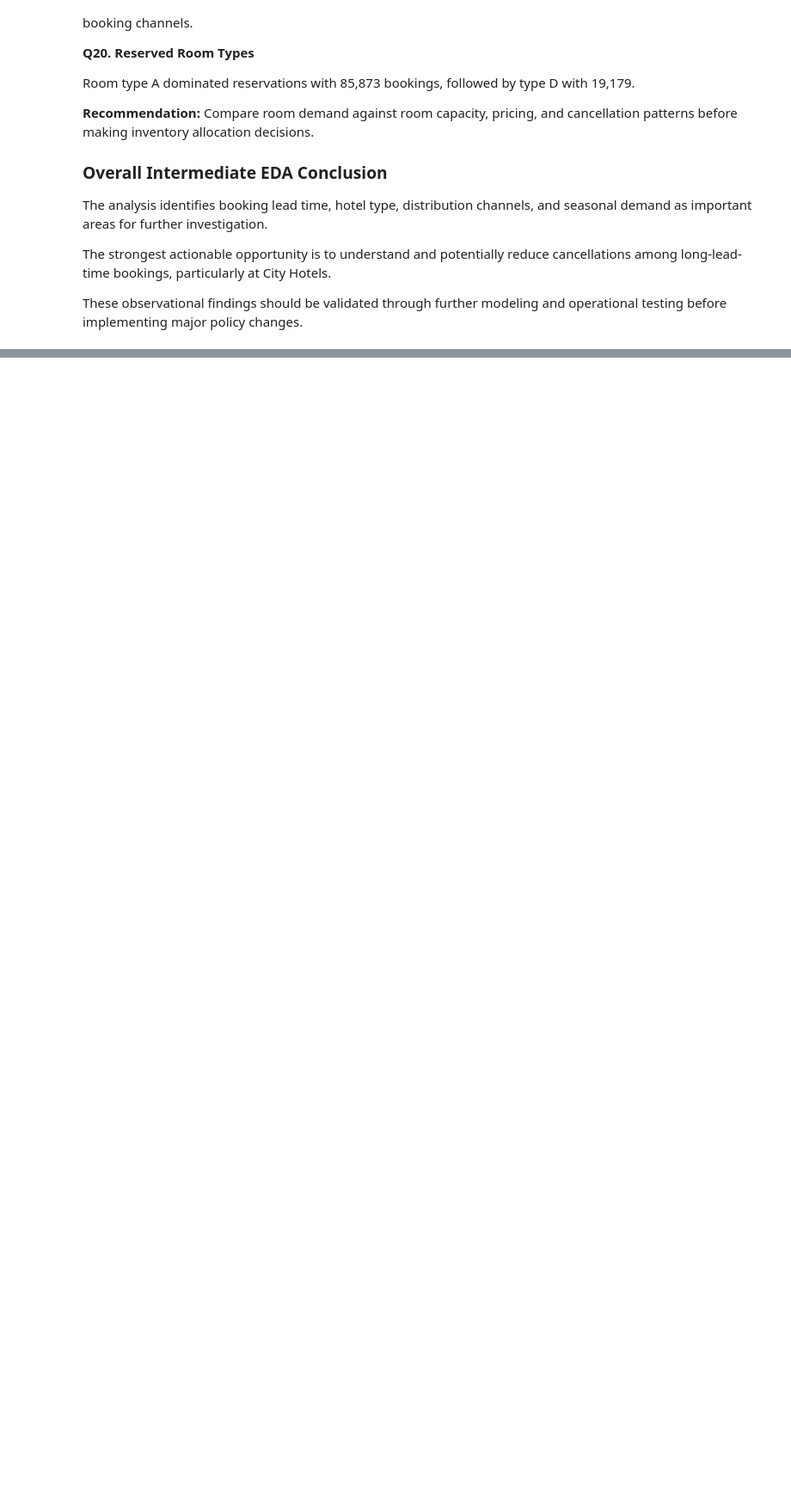
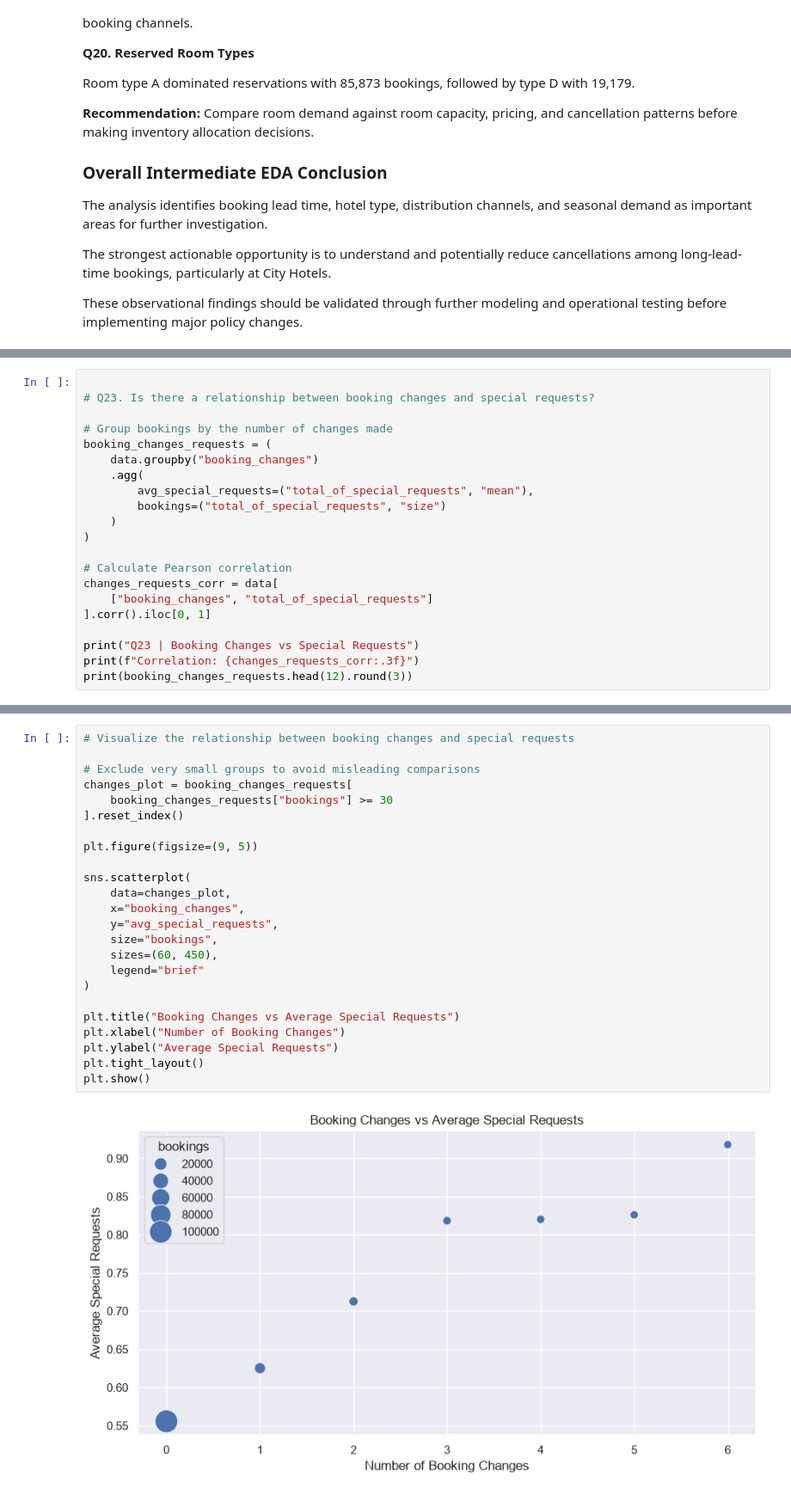
Before and after one commit to Himanshu584/Hotel-Booking-Demand-Analysis, a Jupyter notebook: hotel_booking_eda.ipynb, the cells around one changed output, grey strips where cells are left out. Shown at 86% size. Drawn from its saved outputs; the diff is of its cells as text; blank space fills up the shorter version.

```diff
--- a/hotel_booking_eda.ipynb
+++ b/hotel_booking_eda.ipynb
@@ -1139,0 +1304,21 @@ These observational findings should be validated through further modeling and op
+# %%
+
+# Q23. Is there a relationship between booking changes and special requests?
+
+# Group bookings by the number of changes made
+booking_changes_requests = (
+    data.groupby("booking_changes")
+    .agg(
+        avg_special_requests=("total_of_special_requests", "mean"),
+        bookings=("total_of_special_requests", "size")
+    )
+)
+
+# Calculate Pearson correlation
+changes_requests_corr = data[
+    ["booking_changes", "total_of_special_requests"]
+].corr().iloc[0, 1]
+
+print("Q23 | Booking Changes vs Special Requests")
+print(f"Correlation: {changes_requests_corr:.3f}")
+print(booking_changes_requests.head(12).round(3))
@@ -1139,0 +1342,26 @@ These observational findings should be validated through further modeling and op
+# %%
+# Visualize the relationship between booking changes and special requests
+
+# Exclude very small groups to avoid misleading comparisons
+changes_plot = booking_changes_requests[
+    booking_changes_requests["bookings"] >= 30
+].reset_index()
+
+plt.figure(figsize=(9, 5))
+
+sns.scatterplot(
+    data=changes_plot,
+    x="booking_changes",
+    y="avg_special_requests",
+    size="bookings",
+    sizes=(60, 450),
+    legend="brief"
+)
+
+plt.title("Booking Changes vs Average Special Requests")
+plt.xlabel("Number of Booking Changes")
+plt.ylabel("Average Special Requests")
+plt.tight_layout()
+plt.show()
+# %% [output]
+[figure, added]
```
Also changed, not shown: parts of 10 cells of this notebook.
